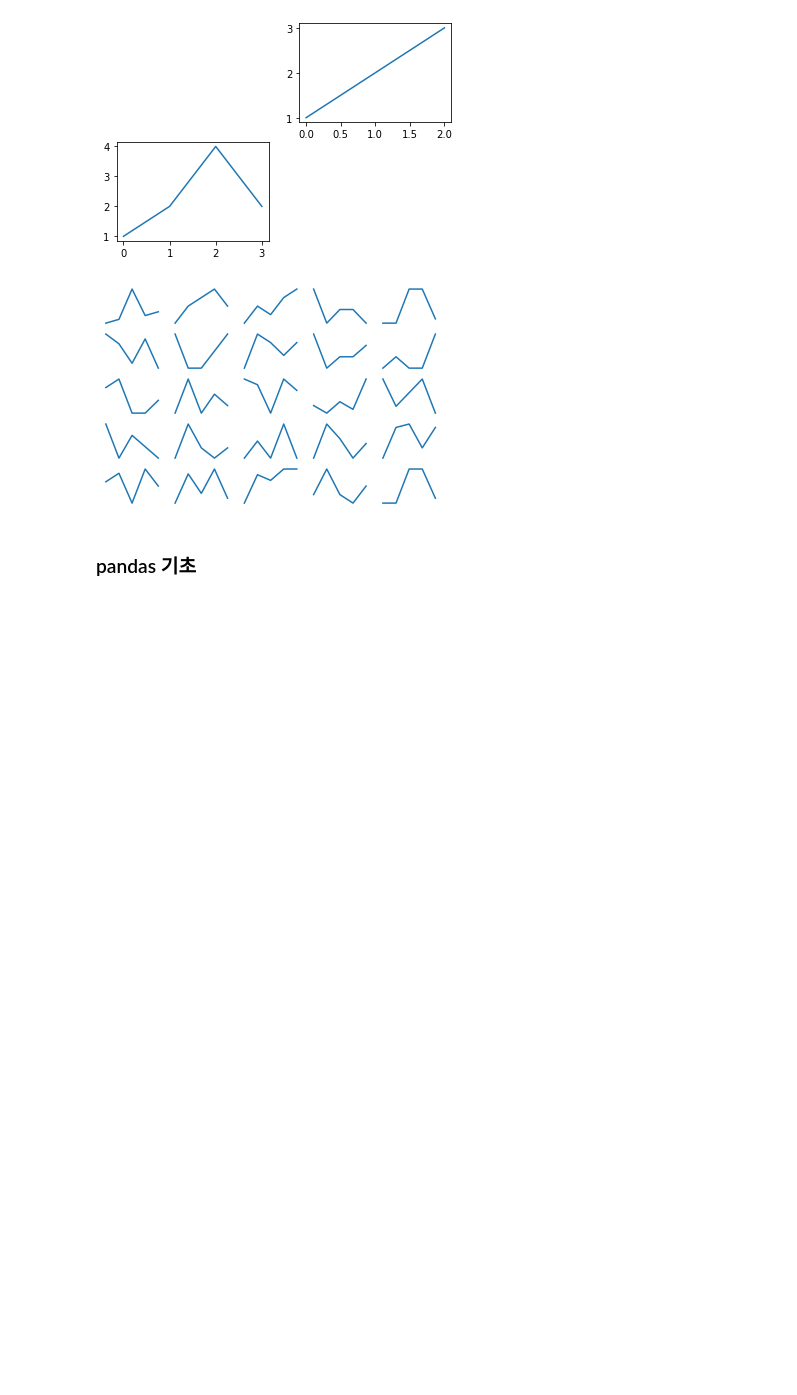
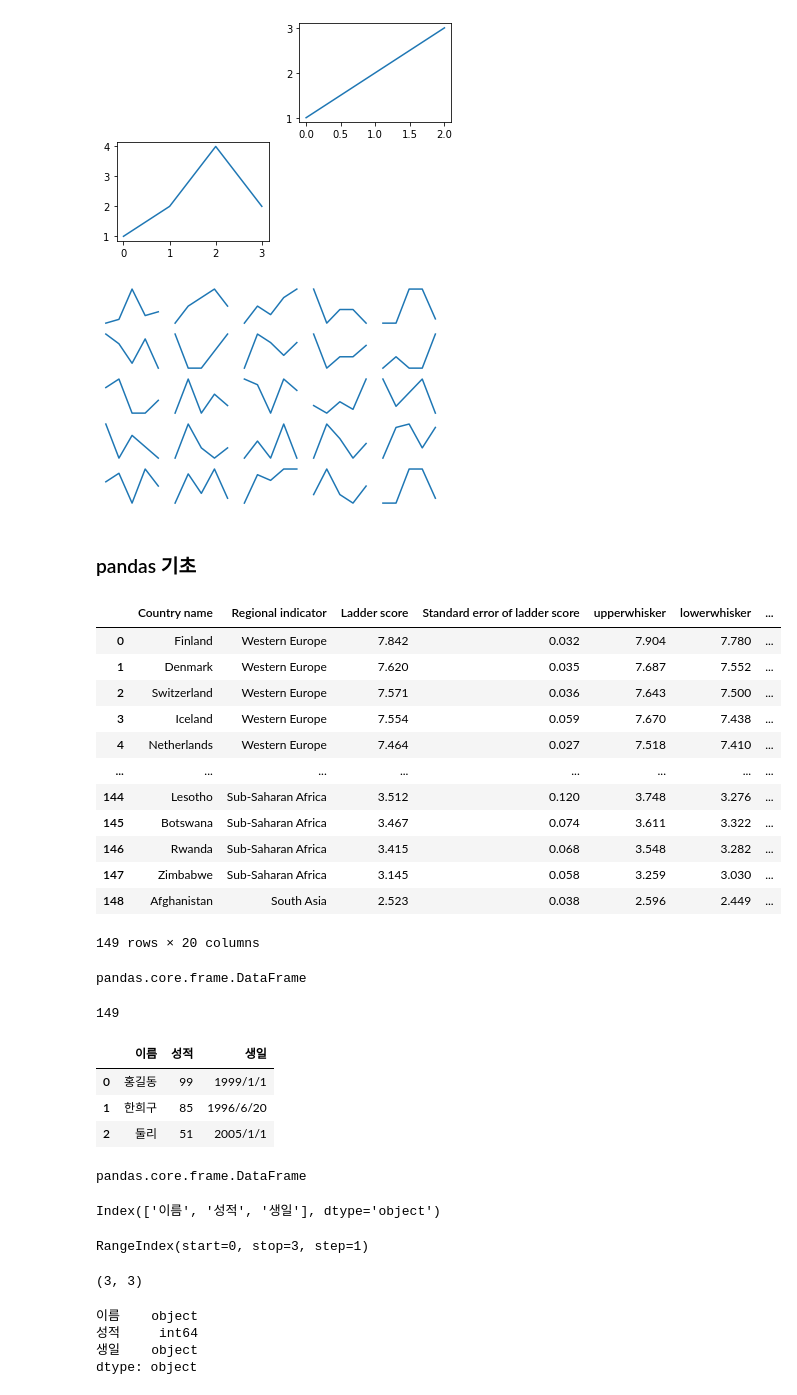
Before and after one commit to Heegu-han/AI, a Jupyter notebook: day_11/day_11.ipynb, the cells around one changed output. Drawn from its saved outputs; the diff is of its cells as text; code cells hidden in the pictures; blank space fills up the shorter version.

```diff
--- a/day_11/day_11.ipynb
+++ b/day_11/day_11.ipynb
@@ -189,3 +189,62 @@ for i in range(25):
 [figure]
 # %% [markdown]
 ### pandas 기초
+# %%
+data=pd.read_csv('world_happiness_report_2021.csv')
+data
+# %% [output]
+|  | Country name | Regional indicator | Ladder score | Standard error of ladder score | upperwhisker | lowerwhisker | ... |
+| 0 | Finland | Western Europe | 7.842 | 0.032 | 7.904 | 7.780 | ... |
+| 1 | Denmark | Western Europe | 7.620 | 0.035 | 7.687 | 7.552 | ... |
+| 2 | Switzerland | Western Europe | 7.571 | 0.036 | 7.643 | 7.500 | ... |
+| 3 | Iceland | Western Europe | 7.554 | 0.059 | 7.670 | 7.438 | ... |
+| 4 | Netherlands | Western Europe | 7.464 | 0.027 | 7.518 | 7.410 | ... |
+| ... | ... | ... | ... | ... | ... | ... | ... |
+| 144 | Lesotho | Sub-Saharan Africa | 3.512 | 0.120 | 3.748 | 3.276 | ... |
+| 145 | Botswana | Sub-Saharan Africa | 3.467 | 0.074 | 3.611 | 3.322 | ... |
+| 146 | Rwanda | Sub-Saharan Africa | 3.415 | 0.068 | 3.548 | 3.282 | ... |
+| 147 | Zimbabwe | Sub-Saharan Africa | 3.145 | 0.058 | 3.259 | 3.030 | ... |
+| 148 | Afghanistan | South Asia | 2.523 | 0.038 | 2.596 | 2.449 | ... |
+149 rows × 20 columns
+# %%
+type(data)
+# %% [output]
+pandas.core.frame.DataFrame
+# %%
+len(data)
+# %% [output]
+149
+# %%
+data = pd.DataFrame([['홍길동',99,'1999/1/1'],
+                    ['한희구',85,'1996/6/20'],
+                    ['둘리',51,'2005/1/1']],
+                   columns=['이름','성적','생일'])
+data
+# %% [output]
+|  | 이름 | 성적 | 생일 |
+| 0 | 홍길동 | 99 | 1999/1/1 |
+| 1 | 한희구 | 85 | 1996/6/20 |
+| 2 | 둘리 | 51 | 2005/1/1 |
+# %%
+type(data)
+# %% [output]
+pandas.core.frame.DataFrame
+# %%
+data.columns
+# %% [output]
+Index(['이름', '성적', '생일'], dtype='object')
+# %%
+data.index
+# %% [output]
+RangeIndex(start=0, stop=3, step=1)
+# %%
+data.shape
+# %% [output]
+(3, 3)
+# %%
+data.dtypes
+# %% [output]
+이름    object
+성적     int64
+생일    object
+dtype: object
```
